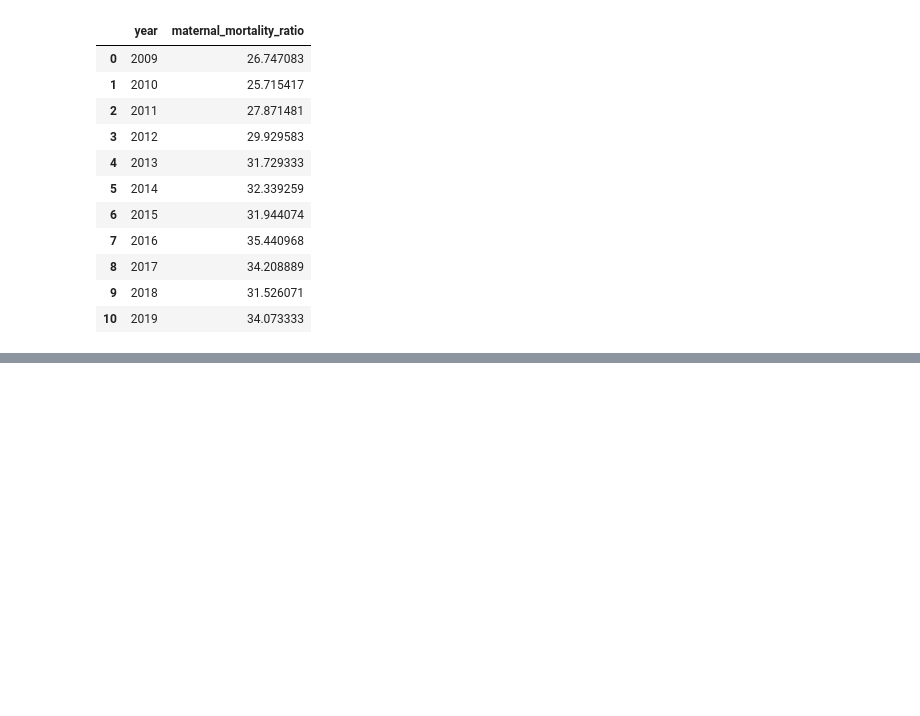
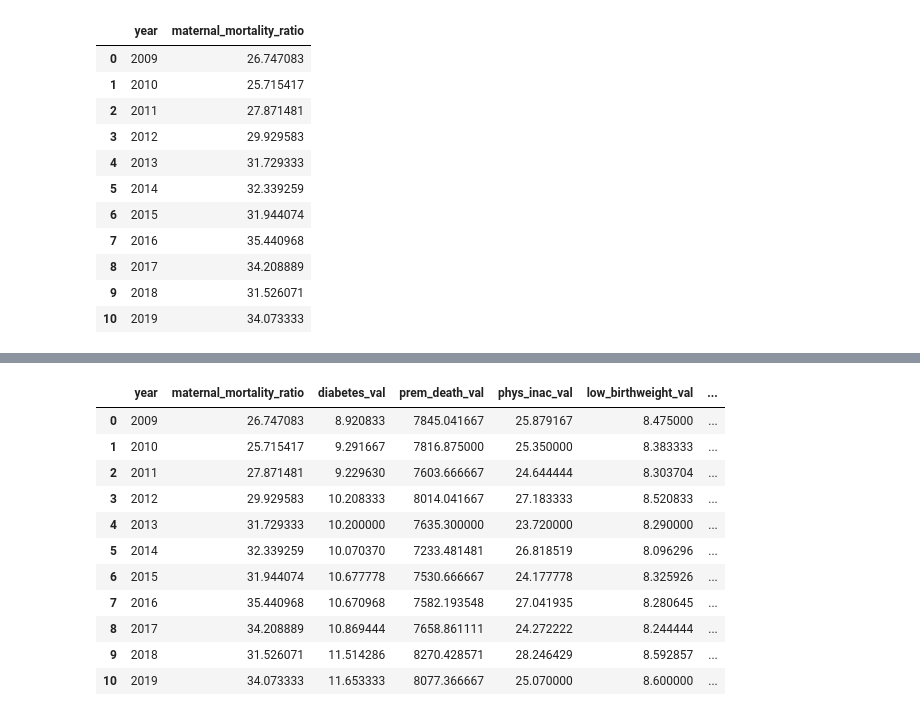
Before and after one commit to abpuccini/maternal-mortality-project, a Jupyter notebook: machine_learning/model_testing/Linear_Regression_Non_Race_Forcast_Chahnaz.ipynb, the cells around one changed output, grey strips where cells are left out. Cells and saved outputs as stored; diff of their text form; code cells hidden in the pictures; blank space fills up the shorter version.

```diff
--- a/machine_learning/model_testing/Linear_Regression_Non_Race_Forcast_Chahnaz.ipynb
+++ b/machine_learning/model_testing/Linear_Regression_Non_Race_Forcast_Chahnaz.ipynb
@@ -101,0 +117,11 @@ df_2.reset_index()
+# %%
+# Setting y value for grouping
+y = 'phys_inac_val'
+
+# Grouping by year
+AVG_MMR_USA_3 = mmr_without_race.groupby('year').mean()[y]
+AVG_MMR_USA_3.reset_index()
+
+# Merging with mmr_predictions
+df_3 = pd.merge(df_2, AVG_MMR_USA_3, how='inner', left_on=['year'], right_on=['year'])
+df_3.reset_index()
@@ -101,0 +141,11 @@ df_2.reset_index()
+# %%
+# Setting y value for grouping
+y = 'low_birthweight_val'
+
+# Grouping by year
+AVG_MMR_USA_4 = mmr_without_race.groupby('year').mean()[y]
+AVG_MMR_USA_4.reset_index()
+
+# Merging with mmr_predictions
+df_4 = pd.merge(df_3, AVG_MMR_USA_4, how='inner', left_on=['year'], right_on=['year'])
+df_4.reset_index()
@@ -101,0 +165,24 @@ df_2.reset_index()
+# %%
+# Setting y value for grouping
+y = 'obesity_val'
+
+# Grouping by year
+AVG_MMR_USA_5 = mmr_without_race.groupby('year').mean()[y]
+AVG_MMR_USA_5.reset_index()
+
+# Merging with mmr_predictions
+df_5 = pd.merge(df_4, AVG_MMR_USA_5, how='inner', left_on=['year'], right_on=['year'])
+df_5.reset_index()
+# %% [output]
+|  | year | maternal_mortality_ratio | diabetes_val | prem_death_val | phys_inac_val | low_birthweight_val | ... |
+| 0 | 2009 | 26.747083 | 8.920833 | 7845.041667 | 25.879167 | 8.475000 | ... |
+| 1 | 2010 | 25.715417 | 9.291667 | 7816.875000 | 25.350000 | 8.383333 | ... |
+| 2 | 2011 | 27.871481 | 9.229630 | 7603.666667 | 24.644444 | 8.303704 | ... |
+| 3 | 2012 | 29.929583 | 10.208333 | 8014.041667 | 27.183333 | 8.520833 | ... |
+| 4 | 2013 | 31.729333 | 10.200000 | 7635.300000 | 23.720000 | 8.290000 | ... |
+| 5 | 2014 | 32.339259 | 10.070370 | 7233.481481 | 26.818519 | 8.096296 | ... |
+| 6 | 2015 | 31.944074 | 10.677778 | 7530.666667 | 24.177778 | 8.325926 | ... |
+| 7 | 2016 | 35.440968 | 10.670968 | 7582.193548 | 27.041935 | 8.280645 | ... |
+| 8 | 2017 | 34.208889 | 10.869444 | 7658.861111 | 24.272222 | 8.244444 | ... |
+| 9 | 2018 | 31.526071 | 11.514286 | 8270.428571 | 28.246429 | 8.592857 | ... |
+| 10 | 2019 | 34.073333 | 11.653333 | 8077.366667 | 25.070000 | 8.600000 | ... |
```
Also changed, not shown: parts of 12 cells of this notebook.
